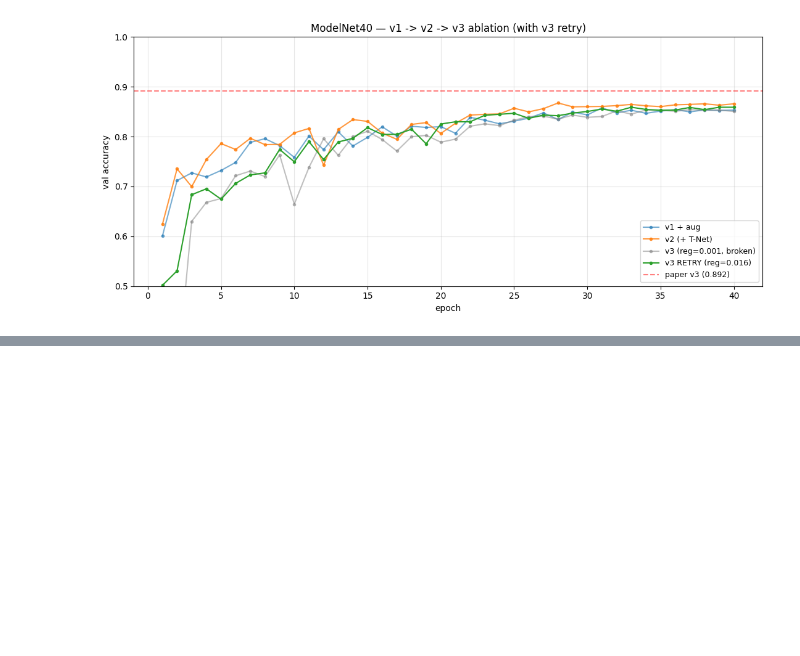
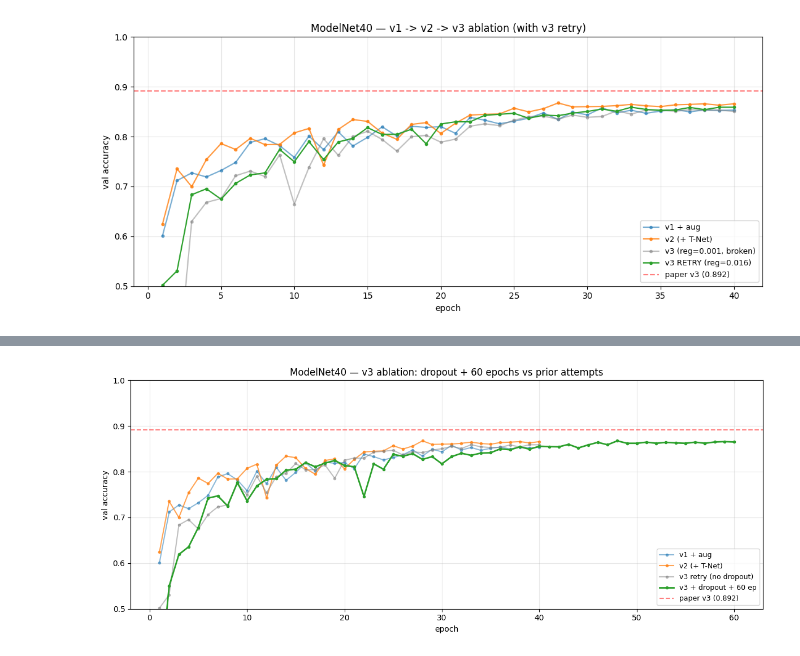
Before and after one commit to Vatsy05/3D-Object-Detection, a Jupyter notebook: notebooks/PointCloudPointNet_ModelNet40.ipynb, the cells around one changed output, grey strips where cells are left out. Drawn from its saved outputs; the diff is of its cells as text; code cells hidden in the pictures; blank space fills up the shorter version.

Commit message:
Retrained v3 with dropout with 60 epochs  on ModelNet40

```diff
--- a/notebooks/PointCloudPointNet_ModelNet40.ipynb
+++ b/notebooks/PointCloudPointNet_ModelNet40.ipynb
@@ -1449,0 +1515,95 @@ epoch        lr   ce_loss   reg_loss   train_acc    val_acc     time
+# %%
+best_path_v3_dropout = os.path.join(CHECKPOINT_DIR, "pointnet_v3_modelnet40_dropout_best.pt")
+
+# Fresh model + optimizer + scheduler for 60 epochs
+model = PointNetV3(num_classes=40, dropout=0.3).to(device)
+optimizer = torch.optim.Adam(model.parameters(), lr=1e-3)
+
+NUM_EPOCHS = 60
+scheduler = torch.optim.lr_scheduler.CosineAnnealingLR(optimizer, T_max=NUM_EPOCHS, eta_min=1e-5)
+REG_WEIGHT = 0.016
+
+history_v3_dropout = {"train_loss": [], "train_ce_loss": [], "train_reg_loss": [],
+                      "train_acc": [], "val_acc": [], "lr": []}
+best_val_acc_v3_dropout = 0.0
+
+print(f"Training PointNet v3 + dropout on ModelNet40 -- {NUM_EPOCHS} epochs on {device}")
+print(f"Recipe: aug + cosine LR (60 ep) + Dropout(0.3) + ortho reg=0.016")
+print(f"Previous results: v1=0.8545, v2=0.8756, v3 retry (no dropout)=0.8590")
+print(f"Paper v3 target: 0.892   |   Realistic target: 0.87-0.88\n")
+print(f"{'epoch':>5}  {'lr':>8}  {'ce_loss':>8}  {'reg_loss':>9}  {'train_acc':>10}  {'val_acc':>9}  {'time':>7}")
+print("-" * 72)
+
+for epoch in range(1, NUM_EPOCHS + 1):
+    t0 = time.time()
+    current_lr = optimizer.param_groups[0]["lr"]
+
+    # ---- Train ----
+    model.train()
+    ce_sum, reg_sum, correct, total = 0.0, 0.0, 0, 0
+    for pts, lbls in train_loader_m40:
+        pts, lbls = pts.to(device), lbls.to(device)
+        optimizer.zero_grad()
+        logits, T_feat = model(pts)
+        ce_loss  = F.cross_entropy(logits, lbls)
+        reg_loss = feature_transform_regularizer(T_feat)
+        loss     = ce_loss + REG_WEIGHT * reg_loss
+        loss.backward()
+        optimizer.step()
+        ce_sum  += ce_loss.item()  * pts.size(0)
+        reg_sum += reg_loss.item() * pts.size(0)
+        correct += (logits.argmax(1) == lbls).sum().item()
+        total   += pts.size(0)
+    scheduler.step()
+    train_ce  = ce_sum  / total
+    train_reg = reg_sum / total
+    train_acc = correct / total
+
+    # ---- Validate ----
+    model.eval()
+    val_correct, val_total = 0, 0
+    with torch.no_grad():
+        for pts, lbls in test_loader_m40:
+            pts, lbls = pts.to(device), lbls.to(device)
+            logits, _ = model(pts)
+            val_correct += (logits.argmax(1) == lbls).sum().item()
+            val_total   += pts.size(0)
+    val_acc = val_correct / val_total
+
+    history_v3_dropout["train_loss"].append(train_ce + REG_WEIGHT * train_reg)
+    history_v3_dropout["train_ce_loss"].append(train_ce)
+    history_v3_dropout["train_reg_loss"].append(train_reg)
+    history_v3_dropout["train_acc"].append(train_acc)
+    history_v3_dropout["val_acc"].append(val_acc)
+    history_v3_dropout["lr"].append(current_lr)
+
+    flag = ""
+    if val_acc > best_val_acc_v3_dropout:
+        best_val_acc_v3_dropout = val_acc
+        torch.save(model.state_dict(), best_path_v3_dropout)
+        flag = "  *"
+
+    print(f"{epoch:>5}  {current_lr:>8.2e}  {train_ce:>8.4f}  {train_reg:>9.4f}  {train_acc:>10.4f}  {val_acc:>9.4f}  {time.time()-t0:>6.1f}s{flag}")
+
+print(f"\n=== Result ===")
+print(f"  v1 baseline (aug)               : 0.8545")
+print(f"  v2 (+ input T-Net)              : 0.8756")
+print(f"  v3 retry (reg=0.016, no dropout): 0.8590")
+print(f"  v3 + dropout + 60 ep            : {best_val_acc_v3_dropout:.4f}  (delta vs v2: {best_val_acc_v3_dropout - 0.8756:+.4f})")
+print(f"  Paper v3 target                 : 0.8920  (gap: {best_val_acc_v3_dropout - 0.892:+.4f})")
+print(f"  Checkpoint                      : {best_path_v3_dropout}")
+
+# Plot all attempts together
+fig, ax = plt.subplots(figsize=(12, 5))
+ep_40 = range(1, 41)
+ep_60 = range(1, NUM_EPOCHS + 1)
+ax.plot(ep_40, history_v1_m40_aug["val_acc"],   "-o", markersize=3, label="v1 + aug",                       alpha=0.5)
+ax.plot(ep_40, history_v2_m40["val_acc"],       "-o", markersize=3, label="v2 (+ T-Net)",                  alpha=0.7)
+ax.plot(ep_40, history_v3_m40_v2["val_acc"],    "-o", markersize=3, label="v3 retry (no dropout)",         alpha=0.5, color="gray")
+ax.plot(ep_60, history_v3_dropout["val_acc"],   "-o", markersize=3, label="v3 + dropout + 60 ep",          linewidth=2)
+ax.axhline(0.892, color="red", linestyle="--", alpha=0.5, label="paper v3 (0.892)")
+ax.set(xlabel="epoch", ylabel="val accuracy",
+       title="ModelNet40 — v3 ablation: dropout + 60 epochs vs prior attempts", ylim=(0.5, 1.0))
+ax.legend(loc="lower right", fontsize=9); ax.grid(alpha=0.3)
+plt.tight_layout(); plt.show()
+# %% [output]
@@ -1449,0 +1627 @@ epoch        lr   ce_loss   reg_loss   train_acc    val_acc     time
+[figure, added]
```
Also changed, not shown: parts of 3 cells of this notebook.
